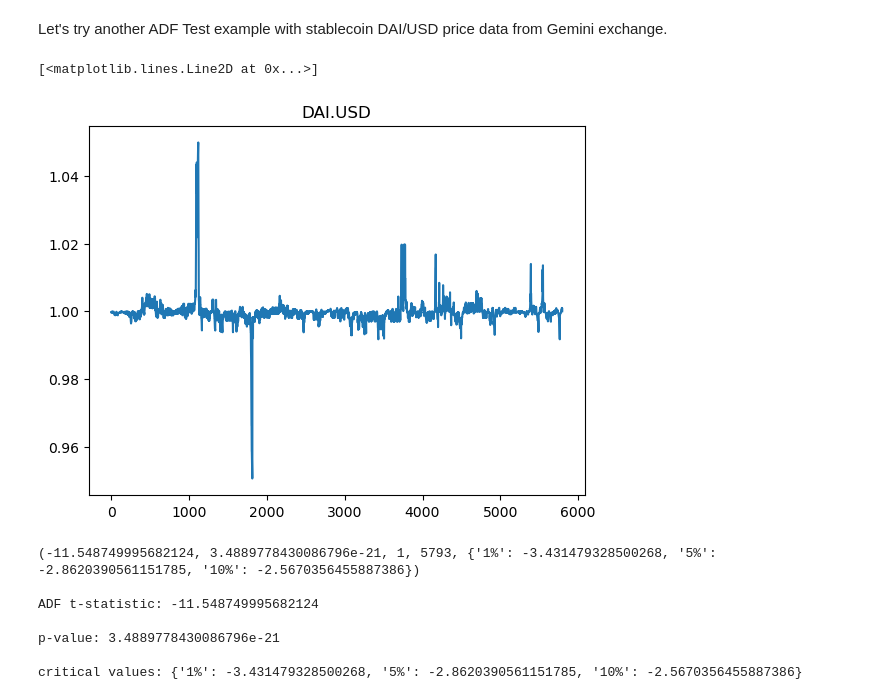
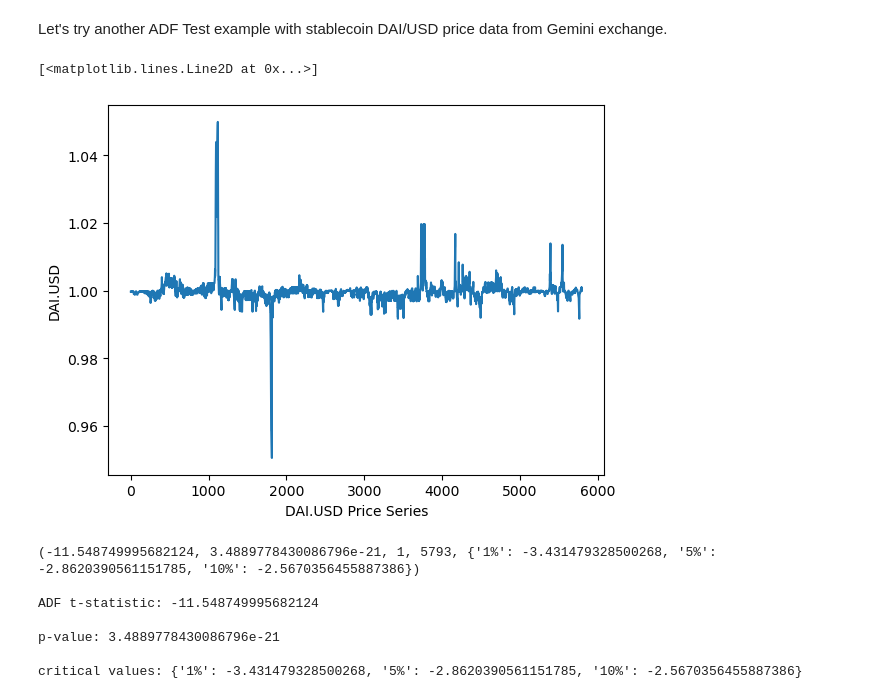
Before and after one commit to usunyu/quant-for-manna, a Jupyter notebook: Algorithmic Trading - Winning Strategies and Their Rationale/Example2_1_Using_ADF_Test_for_Mean_Reversion.ipynb, the cells around one changed output. Cells and saved outputs as stored; diff of their text form; code cells hidden in the pictures.

```diff
--- a/Algorithmic Trading - Winning Strategies and Their Rationale/Example2_1_Using_ADF_Test_for_Mean_Reversion.ipynb
+++ b/Algorithmic Trading - Winning Strategies and Their Rationale/Example2_1_Using_ADF_Test_for_Mean_Reversion.ipynb
@@ -59,13 +67,14 @@ Let's try another ADF Test example with stablecoin DAI/USD price data from Gemin
 # %%
 df2 = pd.read_hdf('inputData_DAIUSD.h5')
 
 y2 = df2['price']
 
-plt.title("DAI.USD")
+plt.xlabel("DAI.USD Price Series")
+plt.ylabel("DAI.USD")
 plt.plot(y2)
 # %% [output]
 [<matplotlib.lines.Line2D at 0x...>]
-[figure, old version]
+[figure, new version]
 # %%
 results=adfuller(y2, maxlag=1, regression='c', autolag=None)
 print(results)
```
Also changed, not shown: parts of 6 cells of this notebook, 2 other files.
